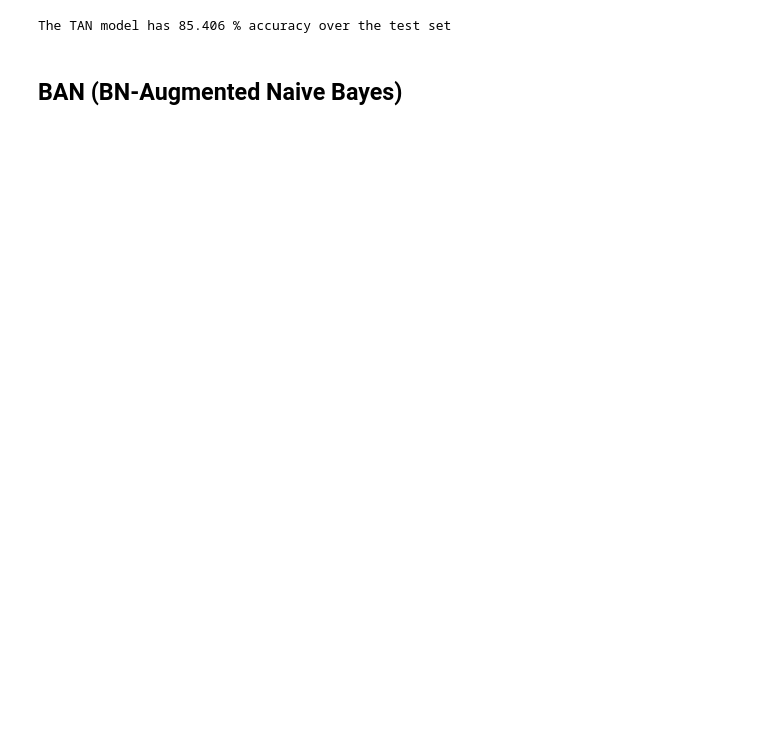
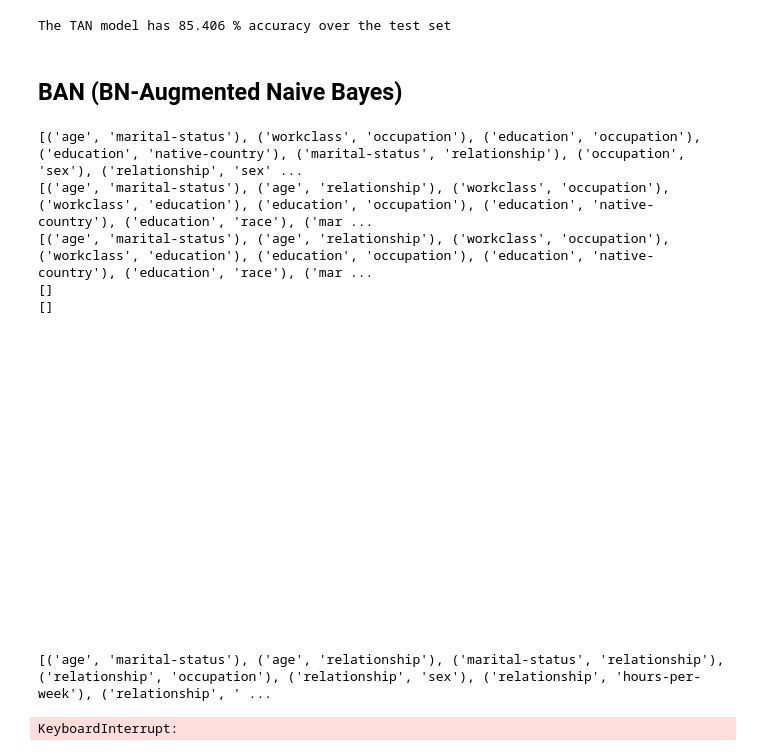
Before and after one commit to Wadaboa/bayesian-net-classifier, a Jupyter notebook: classify.ipynb, the cells around one changed output. Cells and saved outputs as stored; diff of their text form; code cells hidden in the pictures; blank space fills up the shorter version.

Commit message:
edit ban model

```diff
--- a/classify.ipynb
+++ b/classify.ipynb
@@ -401,2 +398,24 @@ plt.show()
 # %% [markdown]
 ## BAN (BN-Augmented Naive Bayes)
+# %%
+%%time
+ban_estimator = BNAugmentedNaiveBayesSearch(data=df, class_node=target_variable)
+ban_structure = ban_estimator.estimate()
+print(ban_structure)
+ban_model = BayesianModel(ban_structure.edges)
+nx.draw_circular(ban_model, with_labels=True, arrowsize=20, node_size=1000, font_size=10, alpha=0.8)
+plt.show()
+# %% [output]
+[('age', 'marital-status'), ('workclass', 'occupation'), ('education', 'occupation'), ('education', 'native-country'), ('marital-status', 'relationship'), ('occupation', 'sex'), ('relationship', 'sex' ...
+[('age', 'marital-status'), ('age', 'relationship'), ('workclass', 'occupation'), ('workclass', 'education'), ('education', 'occupation'), ('education', 'native-country'), ('education', 'race'), ('mar ...
+[('age', 'marital-status'), ('age', 'relationship'), ('workclass', 'occupation'), ('workclass', 'education'), ('education', 'occupation'), ('education', 'native-country'), ('education', 'race'), ('mar ...
+[]
+[]
+[figure, added]
+# %%
+start = [('age', 'marital-status'), ('age', 'relationship'), ('workclass', 'occupation'), ('workclass', 'education'), ('education', 'occupation'), ('education', 'native-country'), ('education', 'race'), ('marital-status', 'relationship'), ('occupation', 'sex'), ('occupation', 'relationship'), ('relationship', 'sex'), ('relationship', 'hours-per-week'), ('relationship', 'capital-gain'), ('race', 'native-country'), ('capital-gain', 'hours-per-week')]
+ban_structure=ban_estimator.estimate(start=start)
+#nx.draw_circular(ban_structure.edges, with_labels=True, arrowsize=20, node_size=1000, font_size=10, alpha=0.8)
+# %% [output]
+[('age', 'marital-status'), ('age', 'relationship'), ('marital-status', 'relationship'), ('relationship', 'occupation'), ('relationship', 'sex'), ('relationship', 'hours-per-week'), ('relationship', ' ...
+KeyboardInterrupt:
```
Also changed, not shown: parts of 6 cells of this notebook, 1 other file.
